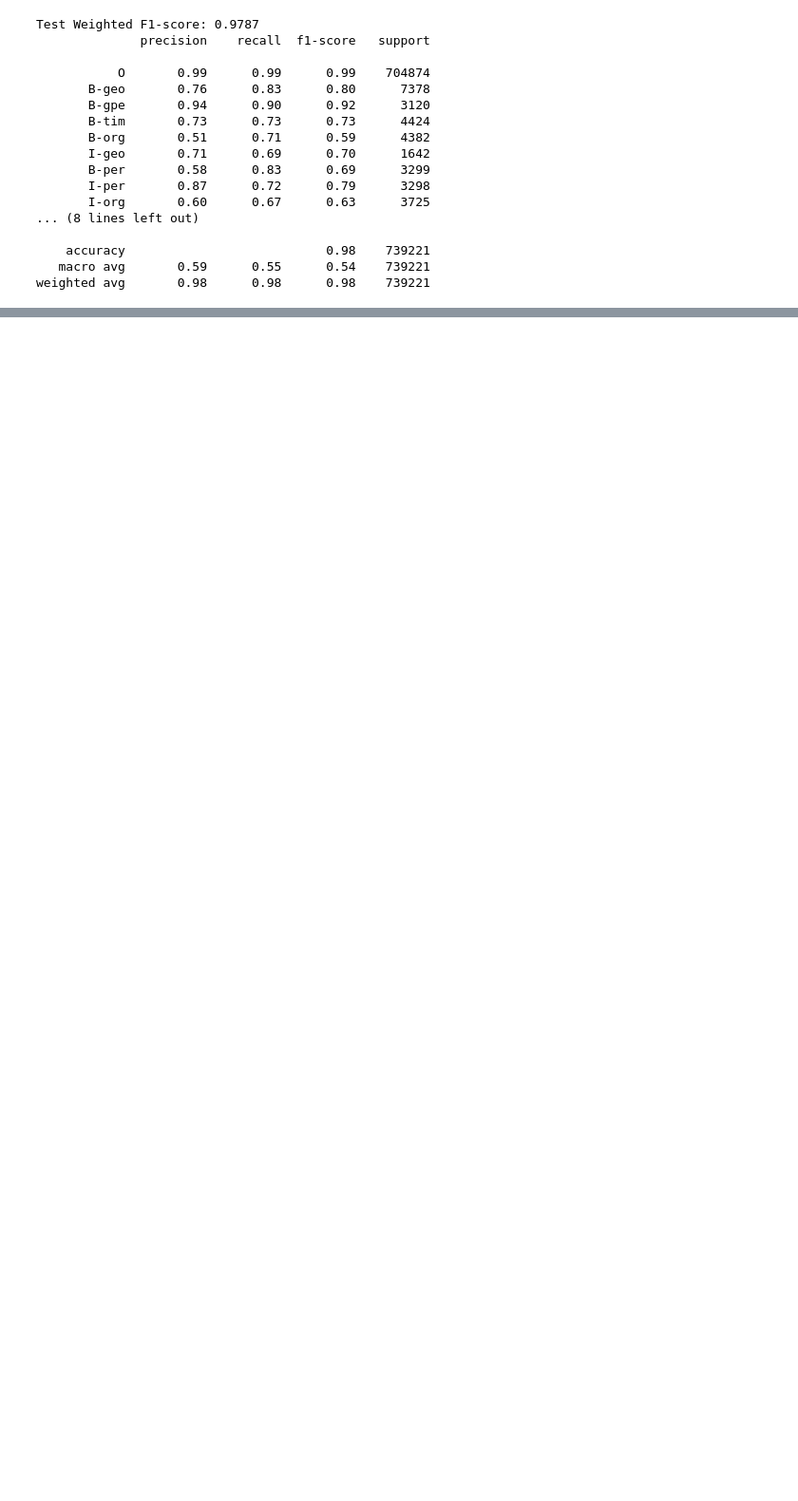
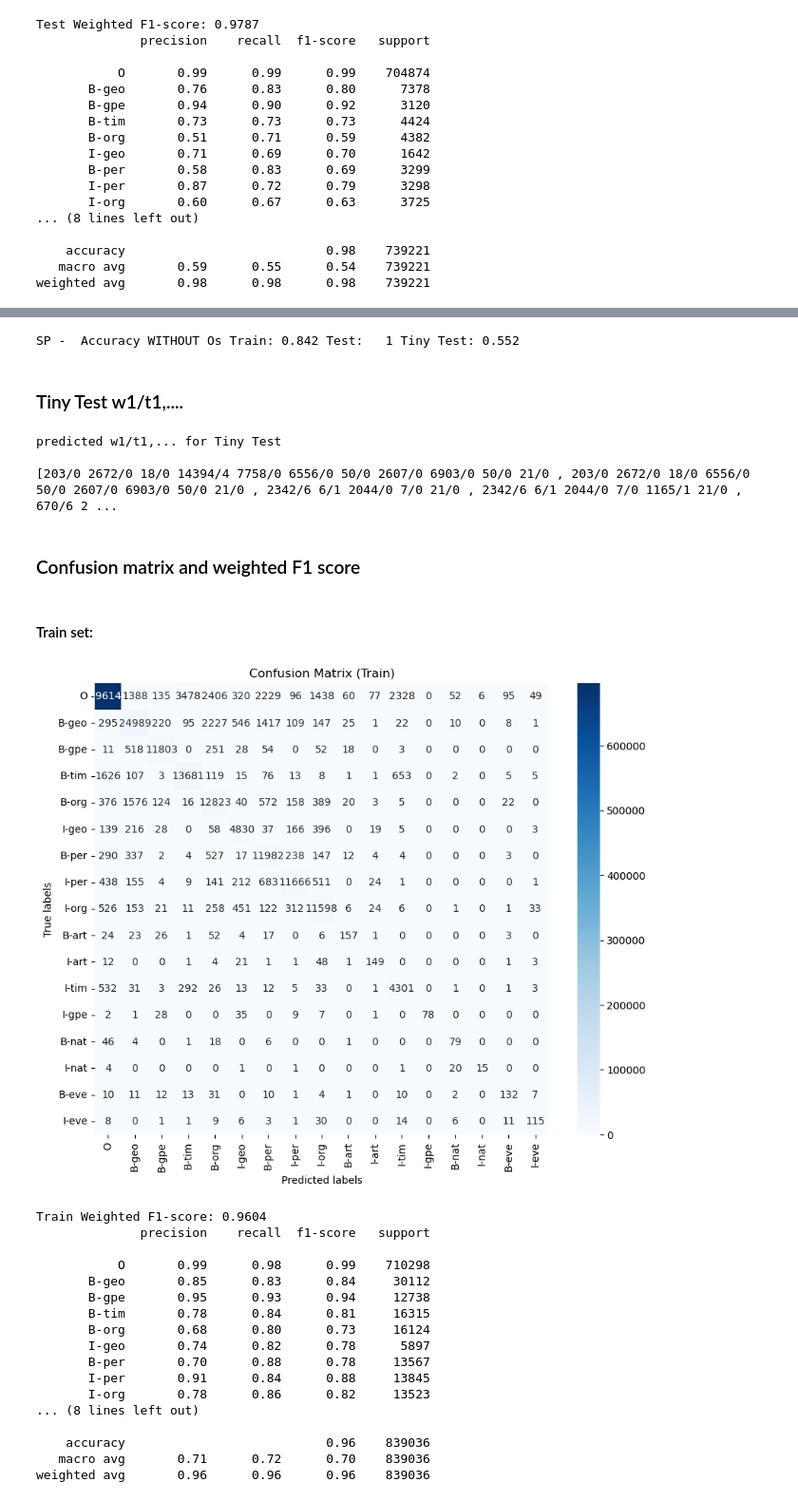
Before and after one commit to ivairali/nlp2, a Jupyter notebook: reproduce_results.ipynb, the cells around one changed output, grey strips where cells are left out. Shown at 95% size. Cells and saved outputs as stored; diff of their text form; code cells hidden in the pictures; blank space fills up the shorter version.

Commit message:
Added more structure perceptrone tries

```diff
--- a/reproduce_results.ipynb
+++ b/reproduce_results.ipynb
@@ -421,0 +432,8 @@ weighted avg       0.98      0.98      0.98    739221
+# %%
+feature_mapper_ner_3 = NERFeatures_3(train_seq)
+feature_mapper_ner_3.build_features()
+# %%
+sp_3 = spc.StructuredPerceptron(word_dict, tag_dict, feature_mapper_ner_3)
+print(sp_3.parameters) #should be empty now
+sp_3.load_model(dir="fitted_models/perceptron_3_")
+print(sp_3.parameters)
@@ -421,0 +443,2 @@ weighted avg       0.98      0.98      0.98    739221
+# %%
+pred_train_3 = sp_3.viterbi_decode_corpus(train_seq)
@@ -421,0 +449,42 @@ weighted avg       0.98      0.98      0.98    739221
+# %%
+eval_tiny_test_3 = evaluate_corpus_non_O(fixed_tiny_test_dataset.seq_list, pred_tiny_test_3)
+eval_test_3 = evaluate_corpus_non_O(fixed_test_dataset.seq_list, pred_test_3)
+eval_train_3 = evaluate_corpus_non_O(train_seq.seq_list, pred_train_3)
+
+print("SP -  Accuracy WITHOUT Os Train: %.3f Test: %3.f Tiny Test: %.3f"%( eval_train_3, eval_test_3, eval_tiny_test_3))
+# %% [output]
+SP -  Accuracy WITHOUT Os Train: 0.842 Test:   1 Tiny Test: 0.552
+# %% [markdown]
+### Tiny Test w1/t1,....
+# %%
+print("predicted w1/t1,... for Tiny Test\n")
+print(pred_tiny_test_3)
+# %% [output]
+predicted w1/t1,... for Tiny Test
+
+[203/0 2672/0 18/0 14394/4 7758/0 6556/0 50/0 2607/0 6903/0 50/0 21/0 , 203/0 2672/0 18/0 6556/0 50/0 2607/0 6903/0 50/0 21/0 , 2342/6 6/1 2044/0 7/0 21/0 , 2342/6 6/1 2044/0 7/0 1165/1 21/0 , 670/6 2 ...
+# %% [markdown]
+### Confusion matrix and weighted F1 score
+# %% [markdown]
+#### Train set:
+# %%
+cm_train_3, f1_train_3 = evaluate_predictions(train_seq.seq_list, pred_train_3, tag_dict, set_name="Train")
+# %% [output]
+[figure, added]
+Train Weighted F1-score: 0.9604
+              precision    recall  f1-score   support
+
+           O       0.99      0.98      0.99    710298
+       B-geo       0.85      0.83      0.84     30112
+       B-gpe       0.95      0.93      0.94     12738
+       B-tim       0.78      0.84      0.81     16315
+       B-org       0.68      0.80      0.73     16124
+       I-geo       0.74      0.82      0.78      5897
+       B-per       0.70      0.88      0.78     13567
+       I-per       0.91      0.84      0.88     13845
+       I-org       0.78      0.86      0.82     13523
+... (8 lines left out)
+
+    accuracy                           0.96    839036
+   macro avg       0.71      0.72      0.70    839036
+weighted avg       0.96      0.96      0.96    839036
```
Also changed, not shown: parts of 24 cells of this notebook, 4 other files.
